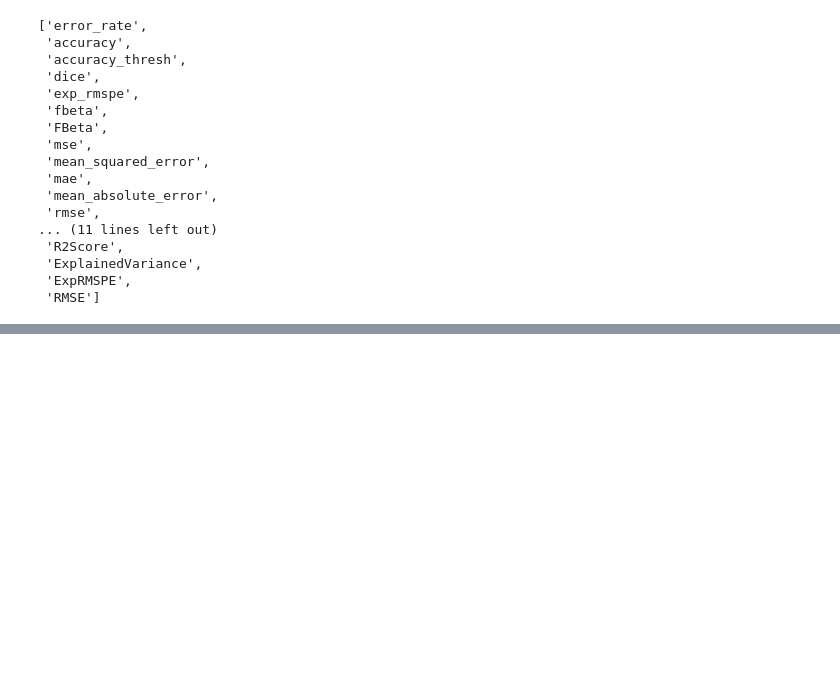
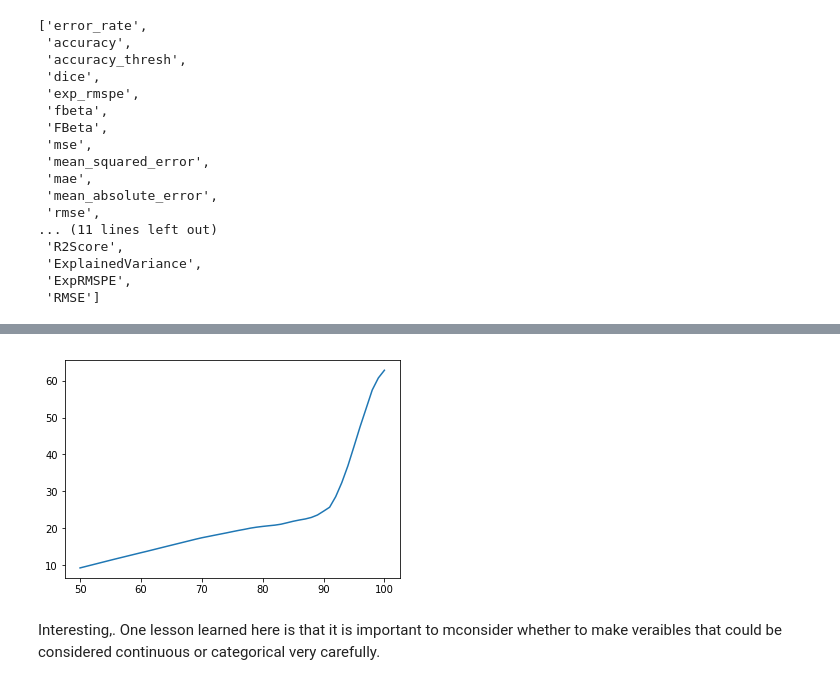
Before and after one commit to rsr2425/wine_review_analysis, a Jupyter notebook: Fastai Implementation.ipynb, the cells around one changed output, grey strips where cells are left out. Cells and saved outputs as stored; diff of their text form; code cells hidden in the pictures; blank space fills up the shorter version.

```diff
--- a/Fastai Implementation.ipynb
+++ b/Fastai Implementation.ipynb
@@ -130,0 +324,2 @@ fastai.metrics.__all__
+# %%
+small_learner2.fit_one_cycle(10, 6e-2)
@@ -130,0 +339,4 @@ fastai.metrics.__all__
+# %%
+test = small_data.iloc[-1].copy()
+# %%
+test['points'] = 10
@@ -130,0 +385,8 @@ fastai.metrics.__all__
+# %%
+prices = []
+#for p in set(model_data['points']):
+for p in range(50, 101):
+    test['points'] = p
+    price = small_learner2.predict(test)
+    print(f'Score of {p} points leads to prediction of {price}')
+    prices.append((p,float(price[1])))
@@ -130,0 +411,7 @@ fastai.metrics.__all__
+# %%
+plt.plot(*(zip(*prices)))
+plt.show()
+# %% [output]
+[figure, added]
+# %% [markdown]
+Interesting,.  One lesson learned here is that it is important to mconsider whether to make veraibles that could be considered continuous or categorical very carefully.
```
Also changed, not shown: parts of 39 cells of this notebook.
